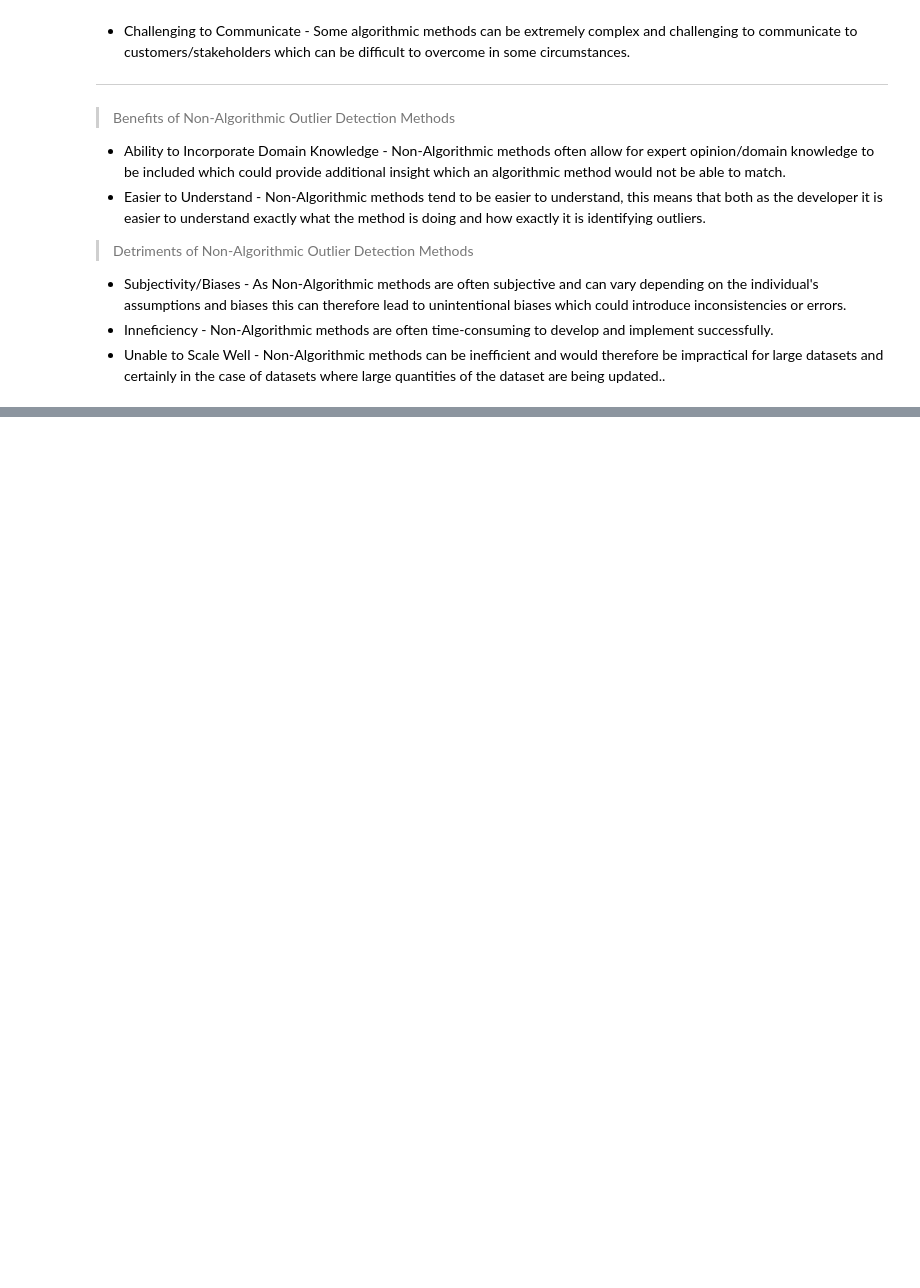
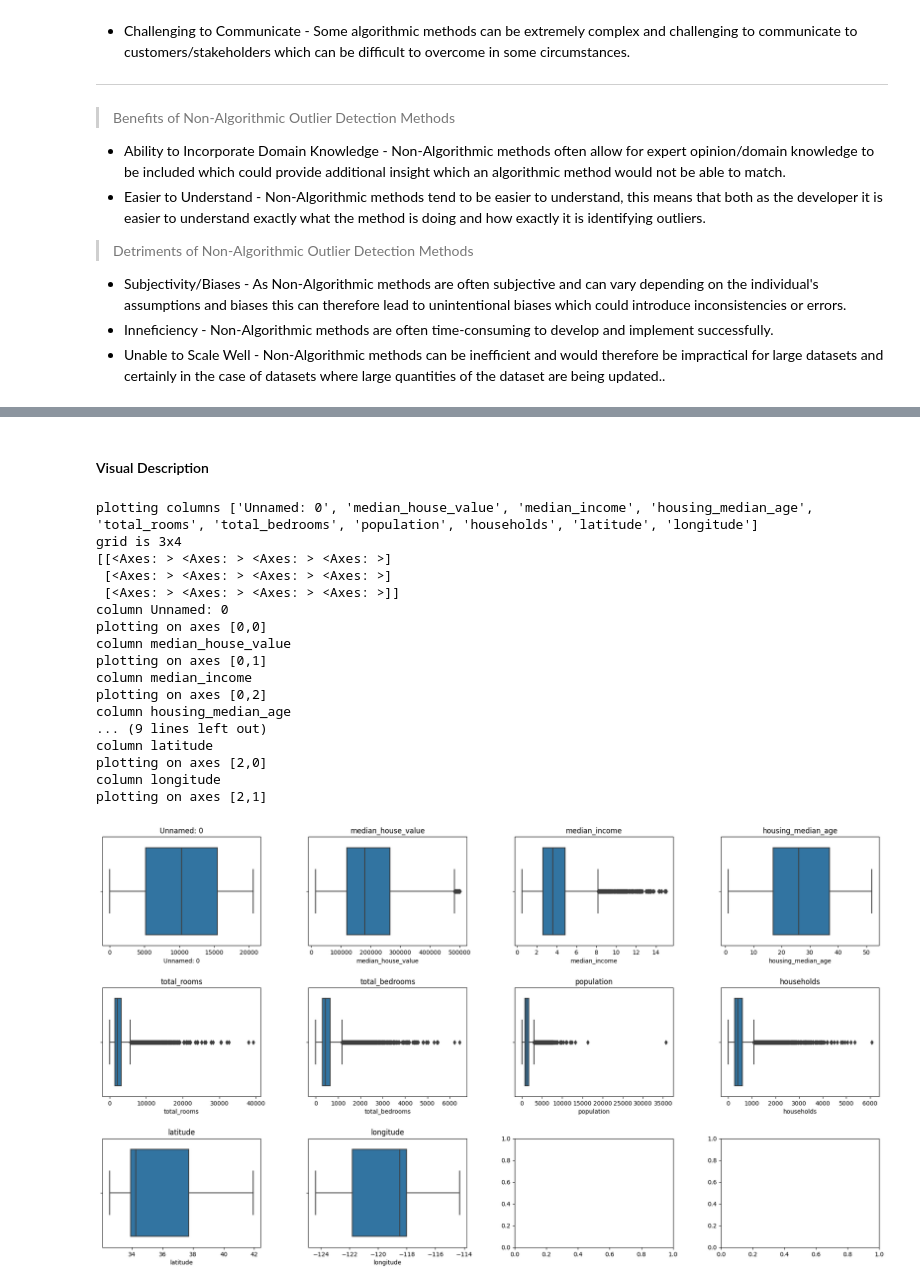
Before and after one commit to Dillonreed/3831-Coursework-Part-1, a Jupyter notebook: 3831_Coursework_Part_1.ipynb, the cells around one changed output, grey strips where cells are left out. Drawn from its saved outputs; the diff is of its cells as text; code cells hidden in the pictures; blank space fills up the shorter version.

```diff
--- a/3831_Coursework_Part_1.ipynb
+++ b/3831_Coursework_Part_1.ipynb
@@ -949,0 +958,2 @@ Often a combination of both algorithmic and non-algorithmic methods are used to
+# %%
+houses05 = pd.read_csv("https://raw.githubusercontent.com/Dillonreed/3831-Coursework-Part-1/main/houses_0.5_MAR.csv", header=0)
@@ -949,0 +984,25 @@ Often a combination of both algorithmic and non-algorithmic methods are used to
+# %% [markdown]
+#### Visual Description
+# %%
+# Plotting box plots of the dataset to visually show the current state of
+# the dataset
+plot_distributions(houses05, houses05.columns)
+# %% [output]
+plotting columns ['Unnamed: 0', 'median_house_value', 'median_income', 'housing_median_age', 'total_rooms', 'total_bedrooms', 'population', 'households', 'latitude', 'longitude']
+grid is 3x4
+[[<Axes: > <Axes: > <Axes: > <Axes: >]
+ [<Axes: > <Axes: > <Axes: > <Axes: >]
+ [<Axes: > <Axes: > <Axes: > <Axes: >]]
+column Unnamed: 0
+plotting on axes [0,0]
+column median_house_value
+plotting on axes [0,1]
+column median_income
+plotting on axes [0,2]
+column housing_median_age
+... (9 lines left out)
+column latitude
+plotting on axes [2,0]
+column longitude
+plotting on axes [2,1]
+[figure, added]
```
Also changed, not shown: parts of 59 cells of this notebook.
